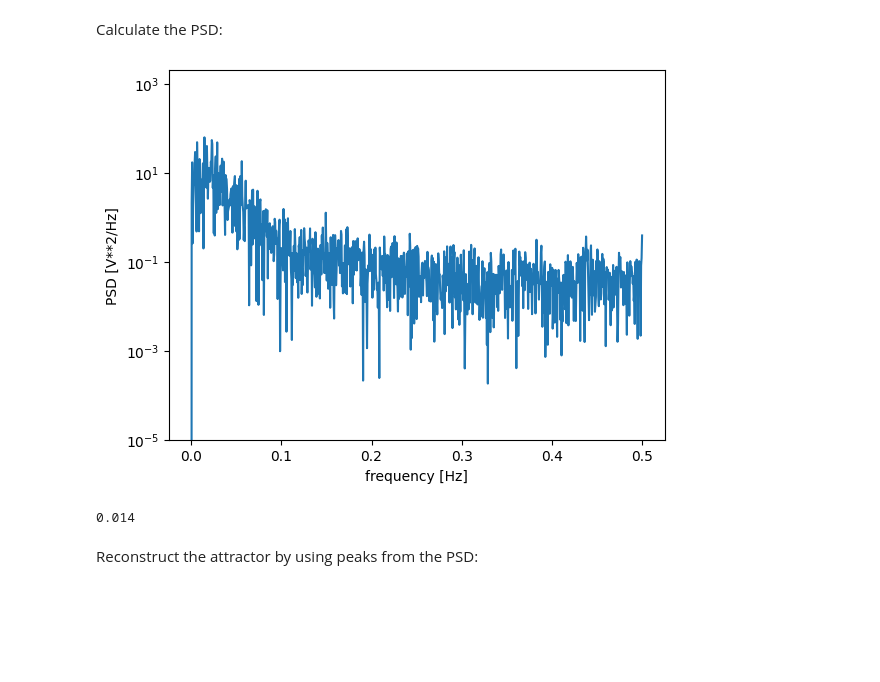
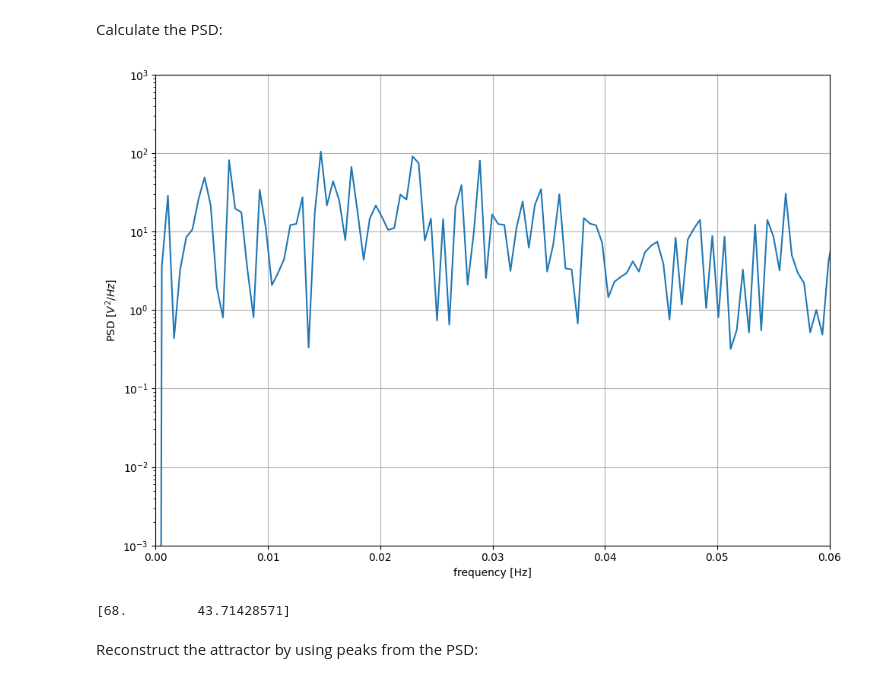
Before and after one commit to IsakEd/NLTSA, a Jupyter notebook: Exercise3.ipynb, the cells around one changed output. Drawn from its saved outputs; the diff is of its cells as text; code cells hidden in the pictures; blank space fills up the shorter version.

```diff
--- a/Exercise3.ipynb
+++ b/Exercise3.ipynb
@@ -14,7 +14,8 @@ print(tempdiff := np.ndarray.flatten(data))
 # %% [markdown]
 Plot the time series:
 # %%
-flat_data = tempdiff
+flat_data = tempdiff - np.mean(tempdiff)
+flat_data = flat_data / np.std(flat_data)
 t = pd.date_range(start='1870-01-01',
                   end='2022-12-31',
                   periods=len(flat_data))
@@ -74,18 +107,25 @@ STILL NOT DONE: CALCULATE THE ACF:
 # %% [markdown]
 Calculate the PSD:
 # %%
-seconds_in_month = 2592000
 (f, S) = scipy.signal.periodogram(flat_data, 1, scaling='density')
 plt.semilogy(f, S)
-plt.xlim
-plt.ylim(10**-5, 2*10**3)
 plt.xlabel('frequency [Hz]')
-plt.ylabel('PSD [V**2/Hz]')
+plt.ylabel('PSD [$V^2/Hz$]')
+plt.xlim(0,0.06)
+plt.ylim(10e-4, 10e2)
+plt.grid()
 plt.show()
-print(1/(ISI:=1000/14))
+
+# Find the indices of the two highest peaks in the power spectral density
+indices = np.argsort(S)[::-1][:2]
+
+# Get the corresponding frequencies
+f_peaks = f[indices]
+
+print(1/f_peaks)
 # %% [output]
-[figure, old version]
+[figure, new version]
-0.014
+[68.         43.71428571]
 # %% [markdown]
 Reconstruct the attractor by using peaks from the PSD:
 # %%
```
Also changed, not shown: parts of 11 cells of this notebook, 3 other files.
